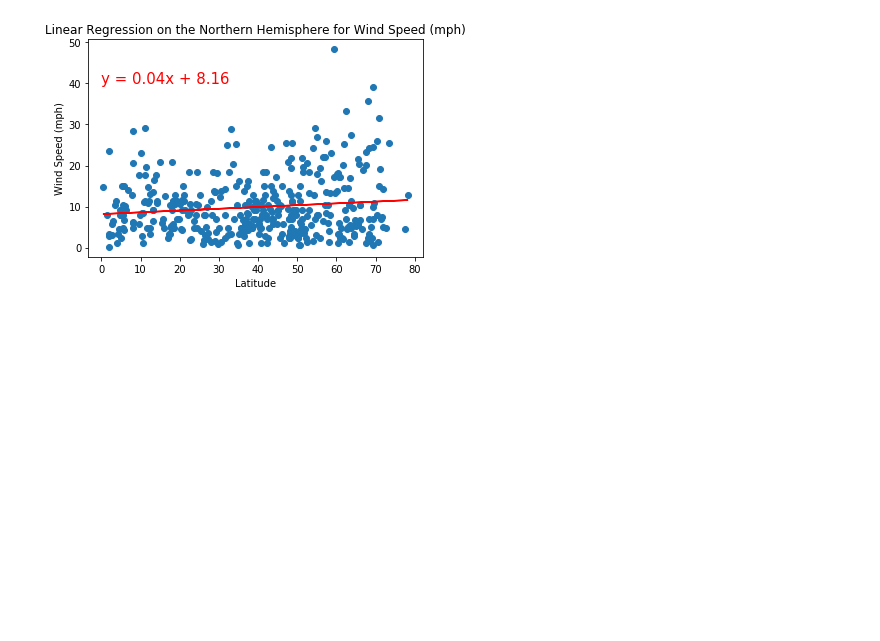
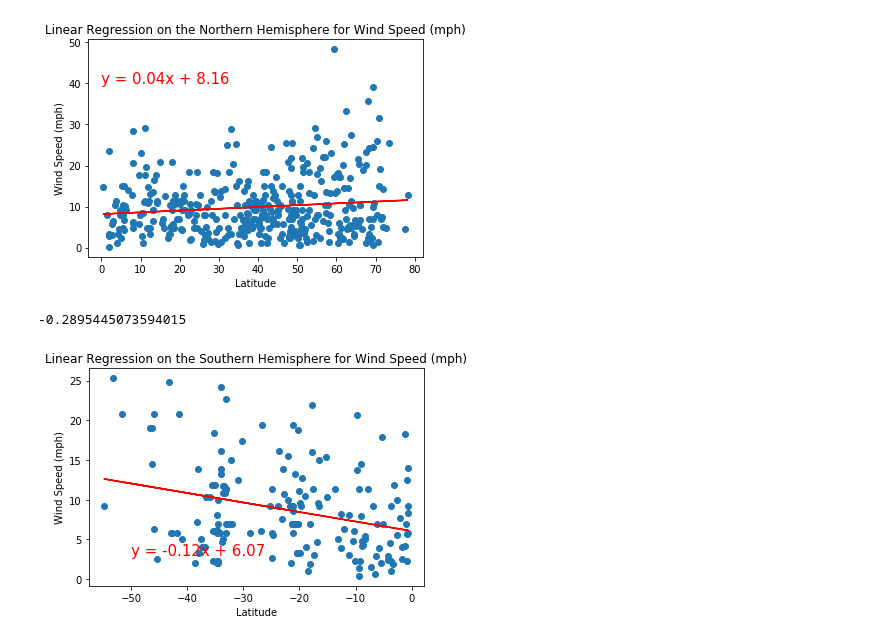
Before and after one commit to CristinaFoltea/World_Weather_Analysis, a Jupyter notebook: WeatherPy.ipynb, the cells around one changed output. Saved outputs shown, nothing was run; the diff lists cells and outputs as text; code cells hidden in the pictures; blank space fills up the shorter version.

```diff
--- a/WeatherPy.ipynb
+++ b/WeatherPy.ipynb
@@ -353,9 +353,12 @@ plot_linear_regression(northern_hemi_lats,
 # %%
 # Linear Regression on the Southern Hemisphere for Wind Speed
 y_values = southern_hemi_df["Wind Speed"]
 # Call the function.
 plot_linear_regression(southern_hemi_lats,
                        y_values,
-                       'Linear Regression on the Sou Hemisphere for Wind Speed (mph)',
+                       'Linear Regression on the Southern Hemisphere for Wind Speed (mph)',
                        'Wind Speed (mph)',
-                       (0,40))
+                       (-50,3))
+# %% [output]
+-0.2895445073594015
+[figure, added]
```
Also changed, not shown: 2 other files.
